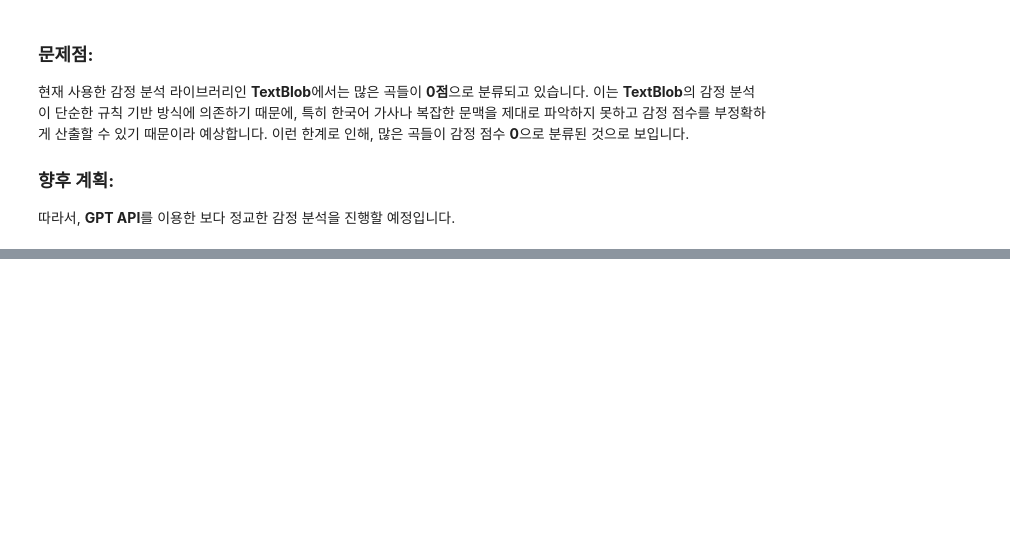
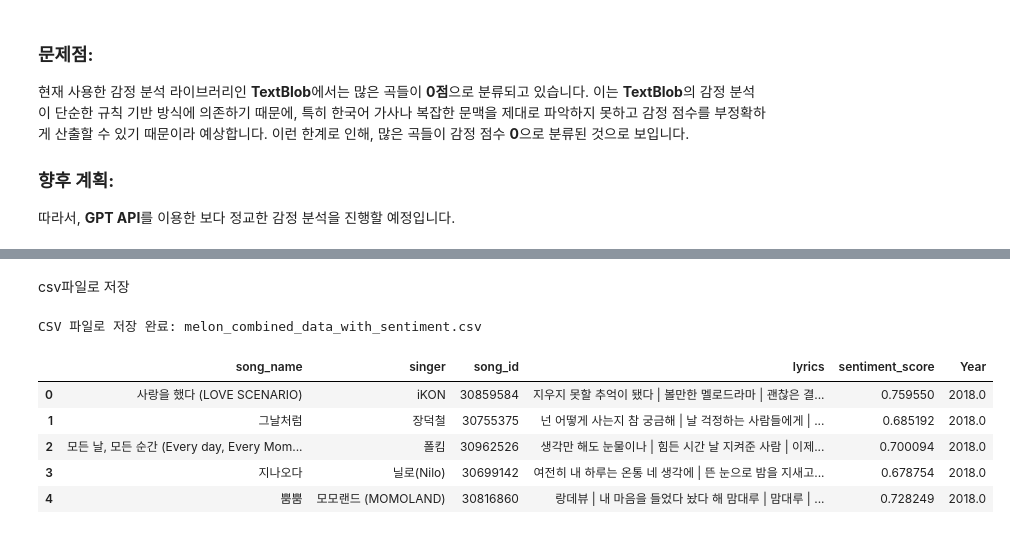
Before and after one commit to joonone2/music-analysis, a Jupyter notebook: melon.ipynb, the cells around one changed output, grey strips where cells are left out. Saved outputs shown, nothing was run; the diff lists cells and outputs as text; code cells hidden in the pictures; blank space fills up the shorter version.

```diff
--- a/melon.ipynb
+++ b/melon.ipynb
@@ -393,0 +526,22 @@ fig.show(renderer="png")
+# %% [markdown]
+csv파일로 저장
+# %%
+# CSV 파일로 저장
+melon_combined_data.to_csv('melon_new.csv', index=False)
+
+# 저장 완료 메시지
+print("CSV 파일로 저장 완료: melon_combined_data_with_sentiment.csv")
+# %% [output]
+CSV 파일로 저장 완료: melon_combined_data_with_sentiment.csv
+# %%
+import pandas as pd
+
+melon_new = pd.read_csv('/content/melon_new_new.csv')
+melon_new.head()
+# %% [output]
+|  | song_name | singer | song_id | lyrics | sentiment_score | Year |
+| 0 | 사랑을 했다 (LOVE SCENARIO) | iKON | 30859584 | 지우지 못할 추억이 됐다 | 볼만한 멜로드라마 | 괜찮은 결... | 0.759550 | 2018.0 |
+| 1 | 그날처럼 | 장덕철 | 30755375 | 넌 어떻게 사는지 참 궁금해 | 날 걱정하는 사람들에게 | ... | 0.685192 | 2018.0 |
+| 2 | 모든 날, 모든 순간 (Every day, Every Mom... | 폴킴 | 30962526 | 생각만 해도 눈물이나 | 힘든 시간 날 지켜준 사람 | 이제... | 0.700094 | 2018.0 |
+| 3 | 지나오다 | 닐로(Nilo) | 30699142 | 여전히 내 하루는 온통 네 생각에 | 뜬 눈으로 밤을 지새고... | 0.678754 | 2018.0 |
+| 4 | 뿜뿜 | 모모랜드 (MOMOLAND) | 30816860 | 랑데뷰 | 내 마음을 들었다 놨다 해 맘대루 | 맘대루 | ... | 0.728249 | 2018.0 |
```
Also changed, not shown: parts of 24 cells of this notebook.
